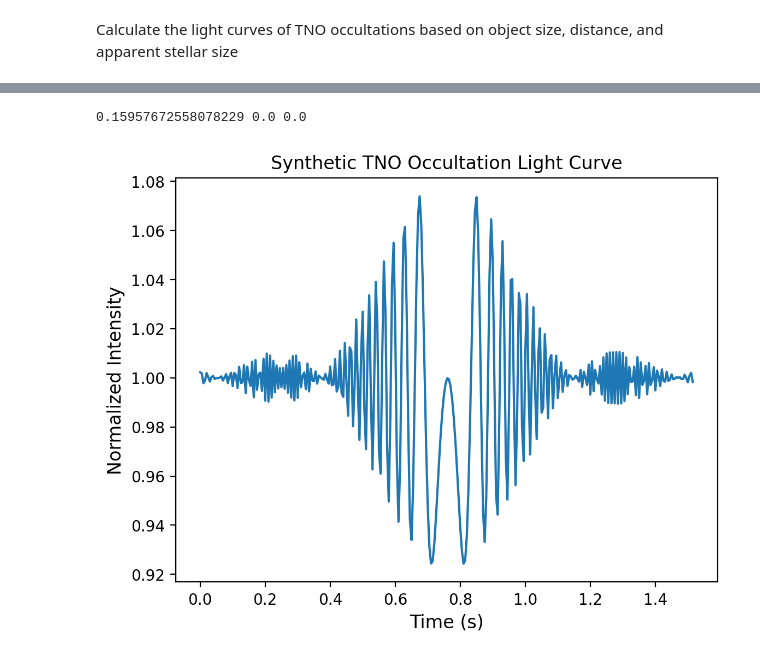
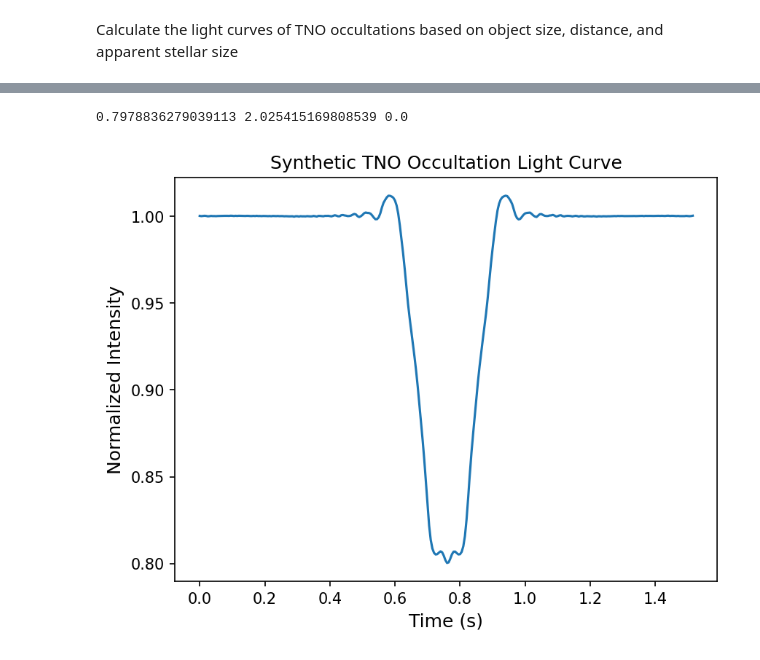
Before and after one commit to ChrisLayden/TNO-Occultations, a Jupyter notebook: tno_occultations.ipynb, the cells around one changed output, grey strips where cells are left out. Drawn from its saved outputs; the diff is of its cells as text; code cells hidden in the pictures.

```diff
--- a/tno_occultations.ipynb
+++ b/tno_occultations.ipynb
@@ -109,7 +25,7 @@ def intensity_with_stellar_disk(r, R_TNO, R_star, n_steps=50):
         Number of steps to use in each variable of the 2D numerical integration.
     '''
     if R_star == 0:
-        return occultation_intensity(r, R_TNO)
+        return interpolator(r, R_TNO)
     s_vals = np.linspace(0, R_star, n_steps)
     theta_vals = np.linspace(0, np.pi, n_steps)
     distance_vals = np.zeros(n_steps ** 2)
@@ -159,18 +77,0 @@ plt.show()
-# %%
-%matplotlib inline
-# set dpi 200
-plt.rcParams['figure.dpi'] = 200
-# Reflect the plots over x=0 to show symmetry
-fig, ax = plt.subplots(1, 3, figsize=(15, 5))
-for i in range(3):
-    for j in range(3):
-        r_list_both = np.concatenate((-r_list[::-1], r_list))
-        intensities_both = np.concatenate((intensities[i, j][::-1], intensities[i, j]))
-        ax[i].plot(r_list_both, intensities_both, label=f"R_star = {r_star_list[j]}" + r' $F_s$')
-    ax[i].set_xlabel(r'Distance to Shadow Center $r/F_s$')
-    ax[i].set_title(f'R_TNO = {r_tno_list[i]} $F_s$')
-    # ax[i].legend(loc='upper right')
-# Put legend below the plots
-ax[0].set_ylabel('Normalized Intensity')
-ax[0].legend(loc='upper right', bbox_to_anchor=(2.4, -0.15), ncol=3)
-plt.show()
@@ -202,10 +101,20 @@ def tno_occult_lightcurve(r_TNO, theta_star, d_TNO=40, wavelength=500,
 
     Returns:
     ---------
-    times : array
-        Array of times in seconds.
-    intensities : array
-        Array of normalized intensities.
+    result_dict : dict
+        Dictionary with the following keys:
+        - r_star_fsu : float
+            Projected radius of the star at the TNO distance, in Fresnel units.
+        - r_tno_fsu : float
+            Radius of the TNO in Fresnel units.
+        - y_fsu : float
+            Minimum distance from the star line of sight to the TNO center, in Fresnel units.
+        - times : array
+            Array of times in seconds.
+        - r_points : array
+            Array of distances from the shadow center in Fresnel units.
+        - intensities : array
+            Array of normalized intensities at each time point.
     '''
 
     # Calculate Fresnel scale, in km
@@ -215,7 +124,7 @@ def tno_occult_lightcurve(r_TNO, theta_star, d_TNO=40, wavelength=500,
     R_star_fsu = theta_star / 1000 / 3600 / 180 * np.pi * d_TNO * 1.496e8 / fsu
     y_fsu = y / fsu
     if R_star_fsu + np.sqrt(y_fsu **2 + R_TNO_fsu ** 2) > 15:
-        raise ValueError("System size too large--keep in under 15 Fsu.")
+        raise ValueError("System size too large--keep it under 15 Fsu.")
 
     # Calculate the velocity of the TNO in the sky plane, in fsu/s
     v_earth = 29.8 / fsu
@@ -238,14 +147,13 @@ def tno_occult_lightcurve(r_TNO, theta_star, d_TNO=40, wavelength=500,
                    'r_points': r_points, 'intensities': intensity_points}
     return result_dict
 # %%
-%matplotlib inline
-lightcurve_dict = tno_occult_lightcurve(r_TNO=0.2, theta_star=0, d_TNO=35, omega=0, wavelength=600, y=0, sampling_rate=200, n_steps=50, smoothing_points=1)
+lightcurve_dict = tno_occult_lightcurve(r_TNO=1, theta_star=0.1, d_TNO=35, omega=0, wavelength=600, y=0, sampling_rate=200, n_steps=50, smoothing_points=1)
 print(lightcurve_dict['r_tno_fsu'], lightcurve_dict['r_star_fsu'], lightcurve_dict['y_fsu'])
 plt.plot(lightcurve_dict['times'], lightcurve_dict['intensities'])
 plt.xlabel('Time (s)')
 plt.ylabel('Normalized Intensity')
 plt.title('Synthetic TNO Occultation Light Curve')
 plt.show()
 # %% [output]
-0.15957672558078229 0.0 0.0
+0.7978836279039113 2.025415169808539 0.0
-[figure, old version]
+[figure, new version]
```
Also changed, not shown: parts of 10 cells of this notebook, 3 other files.
